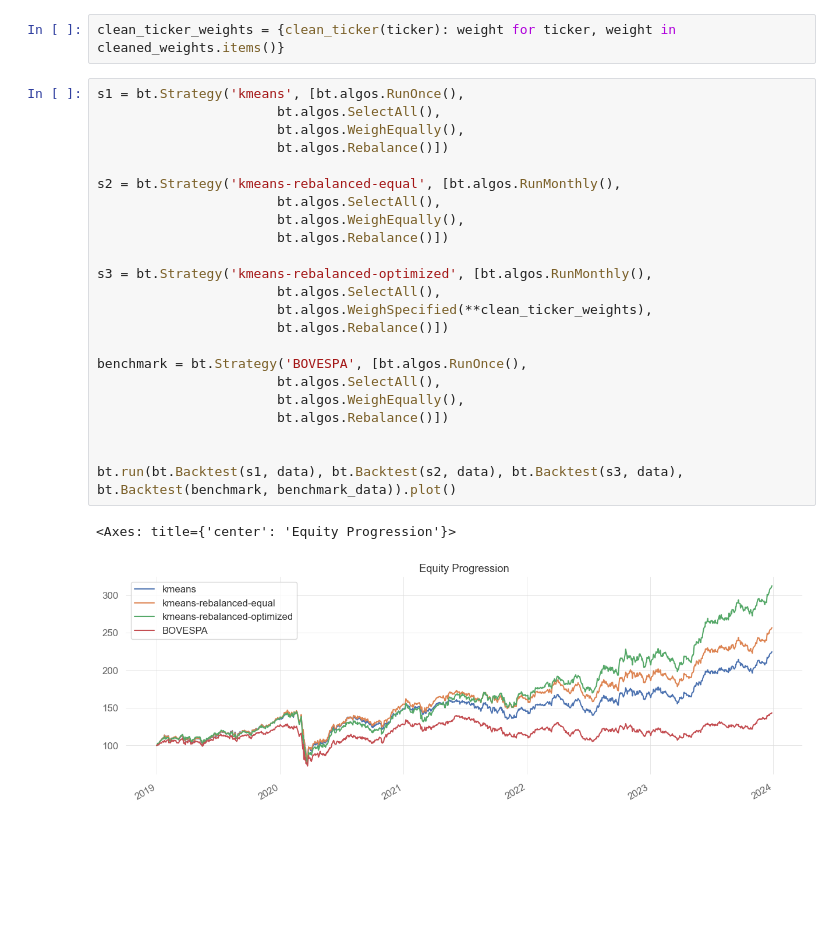
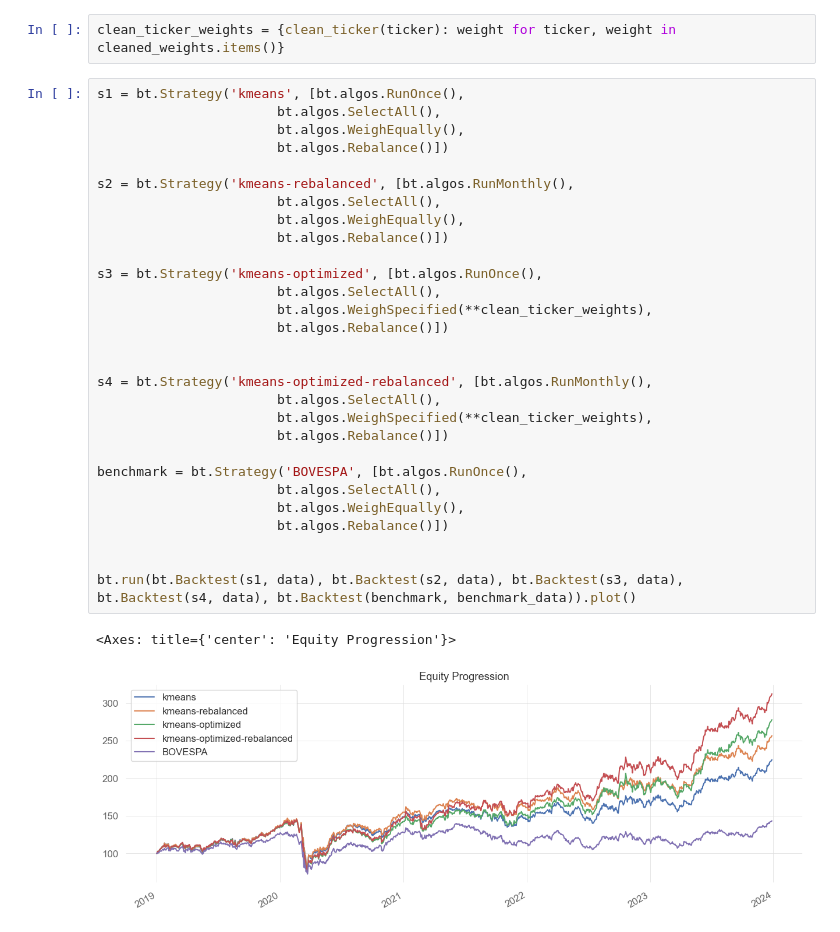
Before and after one commit to ars-finance/quant-notebooks, a Jupyter notebook: optimize-portfolio.ipynb, the cells around one changed output. Drawn from its saved outputs; the diff is of its cells as text; blank space fills up the shorter version.

Commit message:
improve portfolio optimization result plot

```diff
--- a/optimize-portfolio.ipynb
+++ b/optimize-portfolio.ipynb
@@ -82,26 +82,32 @@ clean_ticker_weights = {clean_ticker(ticker): weight for ticker, weight in clean
 # %%
 s1 = bt.Strategy('kmeans', [bt.algos.RunOnce(),
                        bt.algos.SelectAll(),
                        bt.algos.WeighEqually(),
                        bt.algos.Rebalance()])
 
-s2 = bt.Strategy('kmeans-rebalanced-equal', [bt.algos.RunMonthly(),
+s2 = bt.Strategy('kmeans-rebalanced', [bt.algos.RunMonthly(),
                        bt.algos.SelectAll(),
                        bt.algos.WeighEqually(),
                        bt.algos.Rebalance()])
 
-s3 = bt.Strategy('kmeans-rebalanced-optimized', [bt.algos.RunMonthly(),
+s3 = bt.Strategy('kmeans-optimized', [bt.algos.RunOnce(),
+                       bt.algos.SelectAll(),
+                       bt.algos.WeighSpecified(**clean_ticker_weights),
+                       bt.algos.Rebalance()])
+
+
+s4 = bt.Strategy('kmeans-optimized-rebalanced', [bt.algos.RunMonthly(),
                        bt.algos.SelectAll(),
                        bt.algos.WeighSpecified(**clean_ticker_weights),
                        bt.algos.Rebalance()])
 
 benchmark = bt.Strategy('BOVESPA', [bt.algos.RunOnce(),
                        bt.algos.SelectAll(),
                        bt.algos.WeighEqually(),
                        bt.algos.Rebalance()])
 
 
-bt.run(bt.Backtest(s1, data), bt.Backtest(s2, data), bt.Backtest(s3, data), bt.Backtest(benchmark, benchmark_data)).plot()
+bt.run(bt.Backtest(s1, data), bt.Backtest(s2, data), bt.Backtest(s3, data), bt.Backtest(s4, data), bt.Backtest(benchmark, benchmark_data)).plot()
 # %% [output]
 <Axes: title={'center': 'Equity Progression'}>
-[figure, old version]
+[figure, new version]
```
